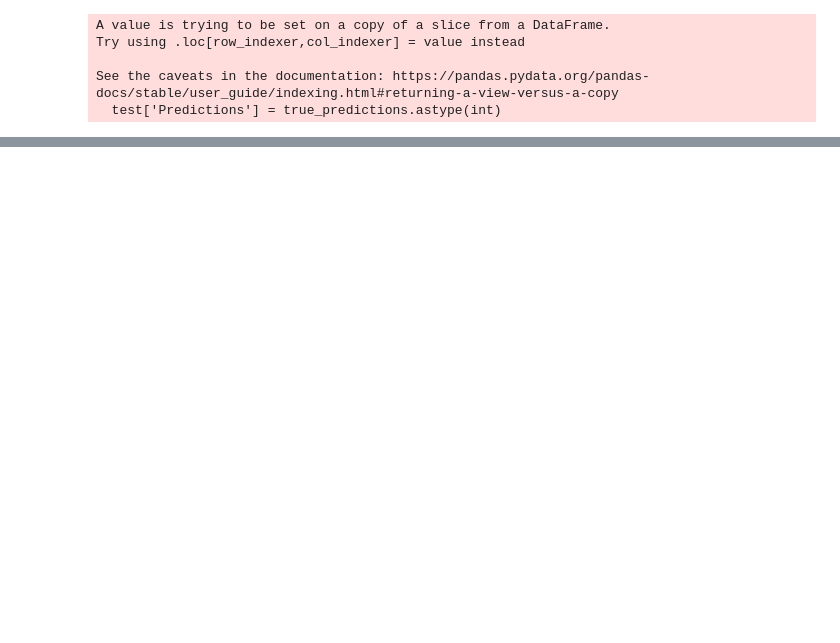
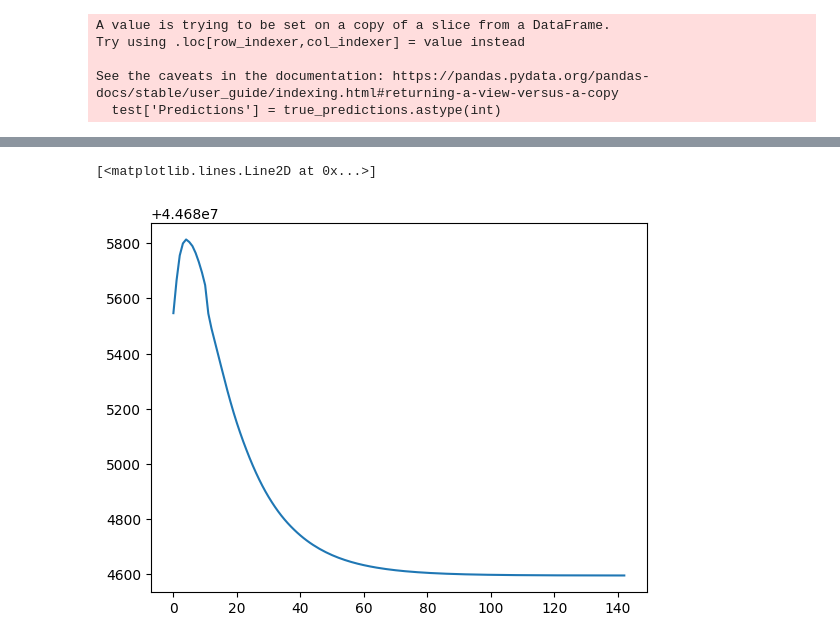
Before and after one commit to swoyam2609/DSAI-Project, a Jupyter notebook: LSTM/indiaforcast.ipynb, the cells around one changed output, grey strips where cells are left out. Drawn from its saved outputs; the diff is of its cells as text; code cells hidden in the pictures; blank space fills up the shorter version.

```diff
--- a/LSTM/indiaforcast.ipynb
+++ b/LSTM/indiaforcast.ipynb
@@ -209,0 +186,33 @@ testm.plot(figsize=(14,5))
+# %%
+def scaledata(data):
+    scaler = MinMaxScaler()
+    scaler.fit(data)
+    scaled_train = scaler.transform(data)
+    return (scaled_train,scaler)
+
+
+
+def trainmodelondata(data):
+    n_input = 12
+    n_features = 1
+    test_predictions = []
+    (scaled_data,scaler)=scaledata(data)
+    model=createModelandTrainModel(scaled_data,n_input,n_features)
+    first_eval_batch = scaled_data[-n_input:]
+    current_batch = first_eval_batch.reshape((1, n_input, n_features))
+
+    for i in range(143):
+
+    # get the prediction value for the first batch
+        current_pred = model.predict(current_batch)[0]
+
+    # append the prediction into the array
+        test_predictions.append(current_pred)
+
+    # use the prediction to update the batch and remove the first value
+        current_batch = np.append(current_batch[:,1:,:],[[current_pred]],axis=1)
+    true_predictions = scaler.inverse_transform(test_predictions)
+    return true_predictions
+# %%
+testi=dfr.iloc[1141:]
+tp=trainmodelondata(testi)
@@ -209,0 +262,5 @@ testm.plot(figsize=(14,5))
+# %%
+plt.plot(tp)
+# %% [output]
+[<matplotlib.lines.Line2D at 0x...>]
+[figure, added]
```
Also changed, not shown: parts of 9 cells of this notebook, 1 other file.
